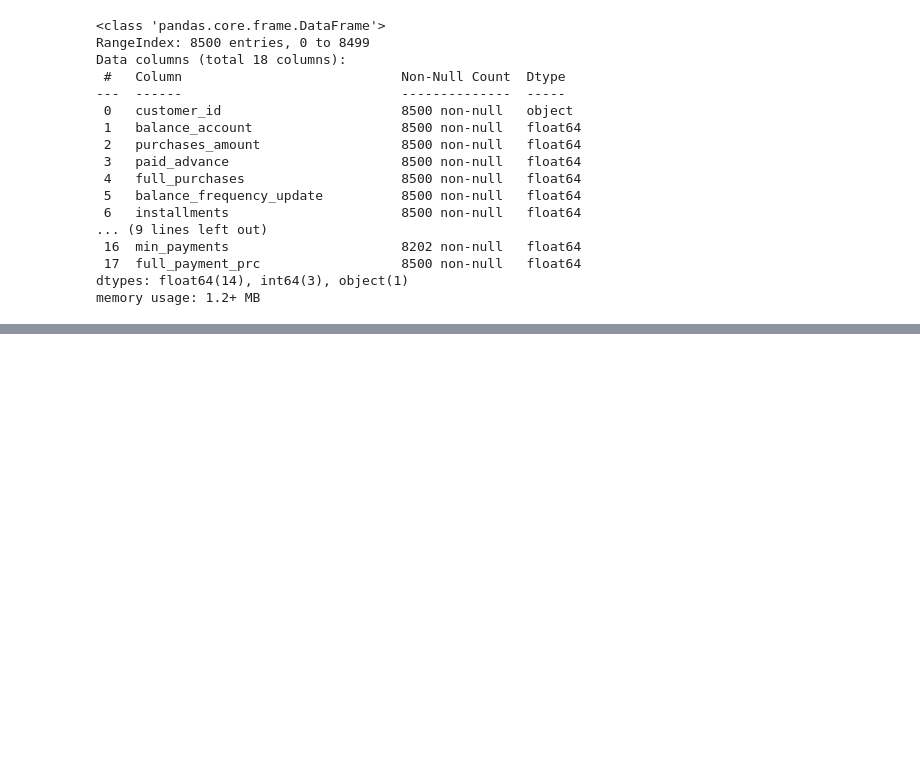
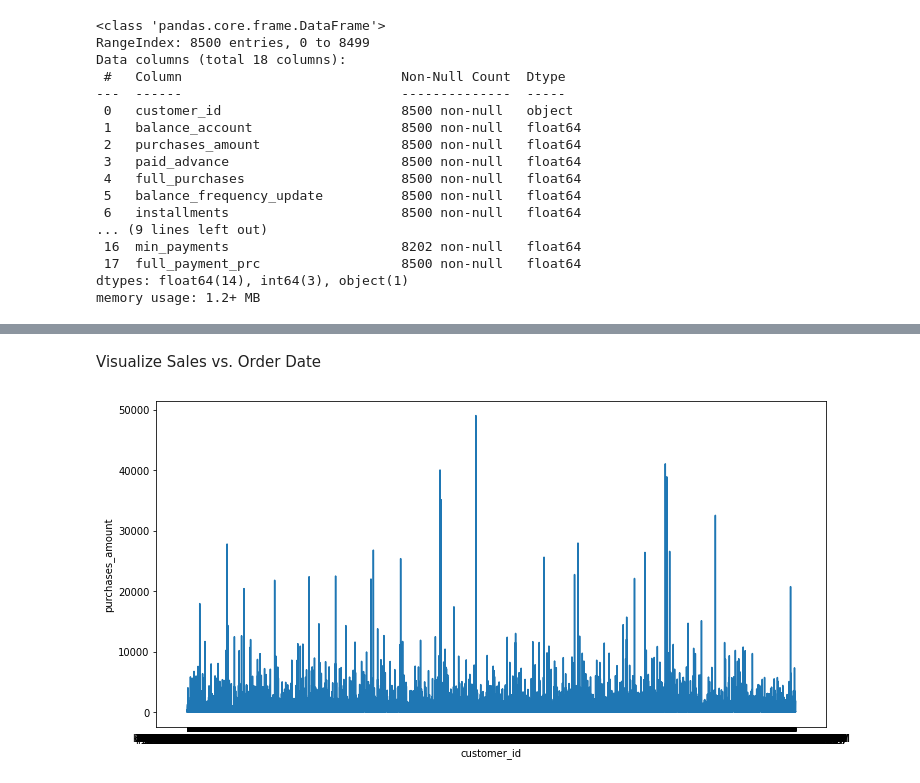
Before and after one commit to nattzza/Credit-Card-Customer-Segmenation, a Jupyter notebook: ML_Day_9_Credit_Card_Customer_Segmentation.ipynb, the cells around one changed output, grey strips where cells are left out. Cells and saved outputs as stored; diff of their text form; code cells hidden in the pictures; blank space fills up the shorter version.

```diff
--- a/ML_Day_9_Credit_Card_Customer_Segmentation.ipynb
+++ b/ML_Day_9_Credit_Card_Customer_Segmentation.ipynb
@@ -92,7 +92,7 @@ df.head()
 | 3 | 0N0eBl8ySaZThxKE | 2021.641161 | 363.18 | 0.000000 | 363.18 | 1.000000 | ... |
 | 4 | 6NLauoHUwtwOv4Wy | 22.322374 | 95.00 | 1162.045833 | 95.00 | 0.363636 | ... |
 # %%
-df = df.drop(columns="customer_id")
+# df = df.drop(columns="customer_id")
 # %%
 df.head()
 # %% [output]
@@ -104,0 +105,9 @@ df.head()
+# %%
+# If the power of debt payments are exluced in this analyses (if we care only to activate/promote spending of customers), the below columns could be deleted.
+
+df = df.drop(columns="full_payment_prc")        # percent of full payment paid by user
+df = df.drop(columns="min_payments")            # minimum amount of payments made by user
+df = df.drop(columns="payments")                 # amount of payment done by user
+df = df.drop(columns="fixed_rate_period")       # duration of fixed interest rate of credit card service for user (in months)
+df = df.drop(columns="nr_cash_advances")        # cash in advance given by the user
+df = df.drop(columns="cash_advance_frequency")  #  how frequently the cash in advance being paid
@@ -104,0 +123,7 @@ df.head()
+# %% [markdown]
+Visualize Sales vs. Order Date
+# %%
+fig, ax = plt.subplots(1, 1, figsize=(12, 6))
+sns.lineplot(x=df['customer_id'], y=df['purchases_amount']);
+# %% [output]
+[figure, added]
```
Also changed, not shown: parts of 3 cells of this notebook.
